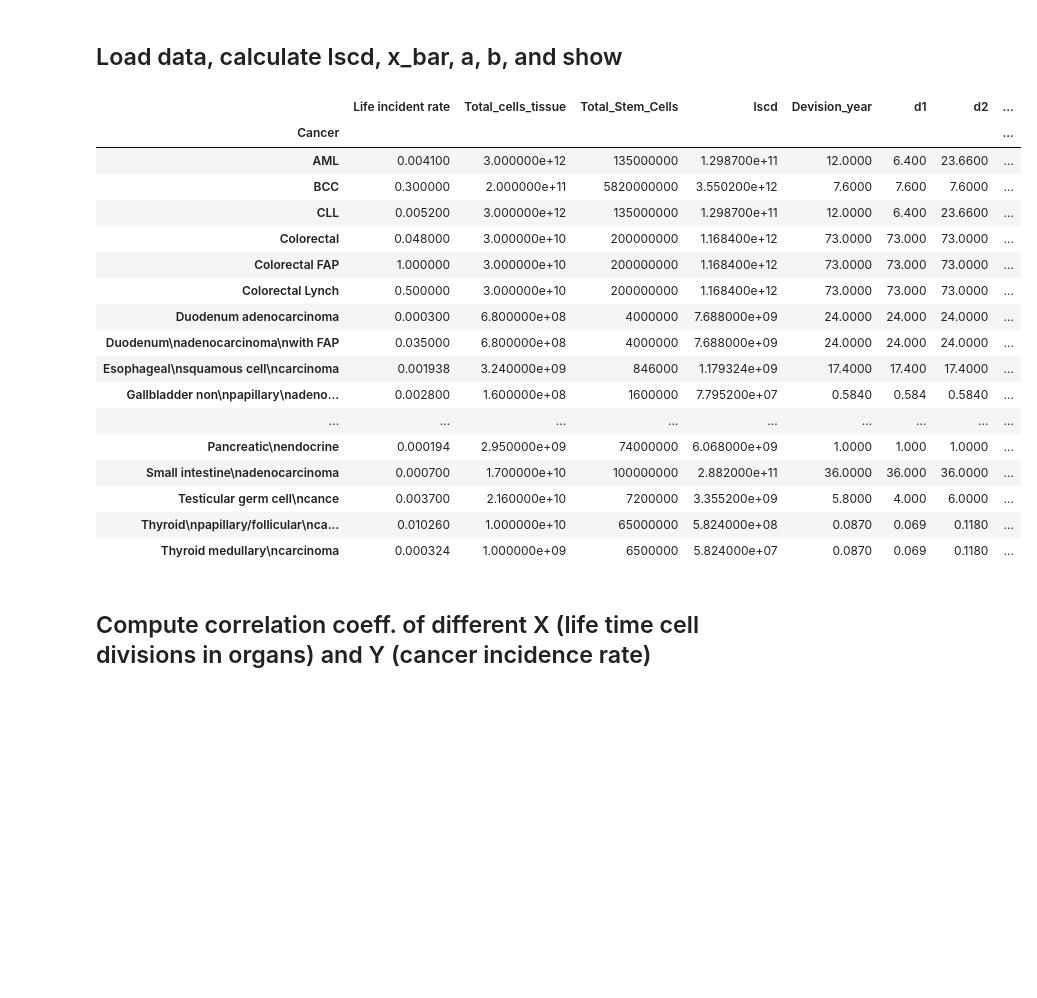
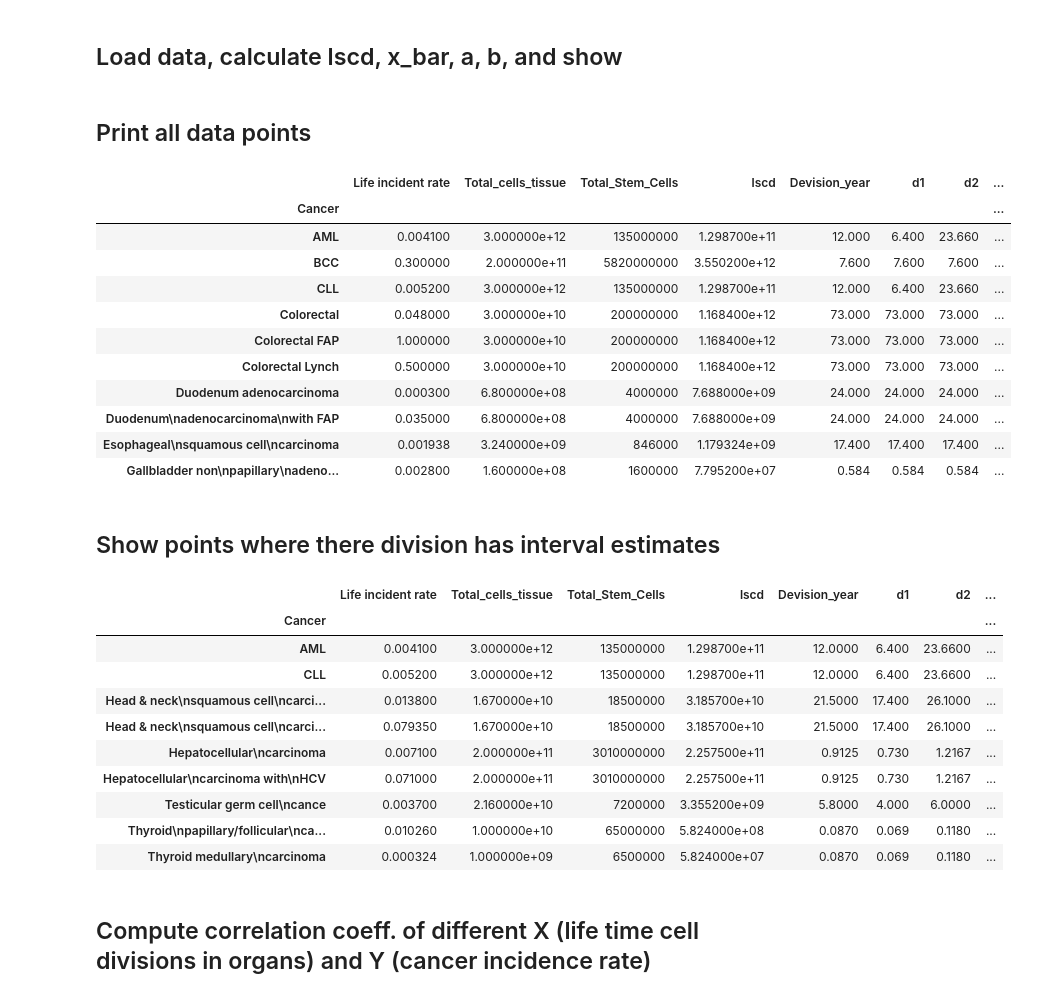
Before and after one commit to nitinksingh/bad-luck, a Jupyter notebook: analysis.ipynb, the cells around one changed output. Drawn from its saved outputs; the diff is of its cells as text; code cells hidden in the pictures; blank space fills up the shorter version.

Commit message:
Show intervals

```diff
--- a/analysis.ipynb
+++ b/analysis.ipynb
@@ -49,25 +49,37 @@ df['a'] = a
 df['b'] = b
 
 #df.to_csv('Voglestine-Intervals.csv', index=True, header=True)
+# %% [markdown]
+## Print all data points
+# %%
+df.head(df.shape[1])
+# %% [output]
+|  | Life incident rate | Total_cells_tissue | Total_Stem_Cells | lscd | Devision_year | d1 | d2 | ... |
+| Cancer |  |  |  |  |  |  |  | ... |
+| AML | 0.004100 | 3.000000e+12 | 135000000 | 1.298700e+11 | 12.000 | 6.400 | 23.660 | ... |
+| BCC | 0.300000 | 2.000000e+11 | 5820000000 | 3.550200e+12 | 7.600 | 7.600 | 7.600 | ... |
+| CLL | 0.005200 | 3.000000e+12 | 135000000 | 1.298700e+11 | 12.000 | 6.400 | 23.660 | ... |
+| Colorectal | 0.048000 | 3.000000e+10 | 200000000 | 1.168400e+12 | 73.000 | 73.000 | 73.000 | ... |
+| Colorectal FAP | 1.000000 | 3.000000e+10 | 200000000 | 1.168400e+12 | 73.000 | 73.000 | 73.000 | ... |
+| Colorectal Lynch | 0.500000 | 3.000000e+10 | 200000000 | 1.168400e+12 | 73.000 | 73.000 | 73.000 | ... |
+| Duodenum adenocarcinoma | 0.000300 | 6.800000e+08 | 4000000 | 7.688000e+09 | 24.000 | 24.000 | 24.000 | ... |
+| Duodenum\nadenocarcinoma\nwith FAP | 0.035000 | 6.800000e+08 | 4000000 | 7.688000e+09 | 24.000 | 24.000 | 24.000 | ... |
+| Esophageal\nsquamous cell\ncarcinoma | 0.001938 | 3.240000e+09 | 846000 | 1.179324e+09 | 17.400 | 17.400 | 17.400 | ... |
+| Gallbladder non\npapillary\nadeno... | 0.002800 | 1.600000e+08 | 1600000 | 7.795200e+07 | 0.584 | 0.584 | 0.584 | ... |
+# %% [markdown]
+## Show points where there division has interval estimates
 # %%
 # Take a look at top 5 entries
-df.head(32)
+df[df['a']-df['b'] != 0]
 # %% [output]
 |  | Life incident rate | Total_cells_tissue | Total_Stem_Cells | lscd | Devision_year | d1 | d2 | ... |
 | Cancer |  |  |  |  |  |  |  | ... |
 | AML | 0.004100 | 3.000000e+12 | 135000000 | 1.298700e+11 | 12.0000 | 6.400 | 23.6600 | ... |
-| BCC | 0.300000 | 2.000000e+11 | 5820000000 | 3.550200e+12 | 7.6000 | 7.600 | 7.6000 | ... |
 | CLL | 0.005200 | 3.000000e+12 | 135000000 | 1.298700e+11 | 12.0000 | 6.400 | 23.6600 | ... |
-| Colorectal | 0.048000 | 3.000000e+10 | 200000000 | 1.168400e+12 | 73.0000 | 73.000 | 73.0000 | ... |
-| Colorectal FAP | 1.000000 | 3.000000e+10 | 200000000 | 1.168400e+12 | 73.0000 | 73.000 | 73.0000 | ... |
-| Colorectal Lynch | 0.500000 | 3.000000e+10 | 200000000 | 1.168400e+12 | 73.0000 | 73.000 | 73.0000 | ... |
-| Duodenum adenocarcinoma | 0.000300 | 6.800000e+08 | 4000000 | 7.688000e+09 | 24.0000 | 24.000 | 24.0000 | ... |
-| Duodenum\nadenocarcinoma\nwith FAP | 0.035000 | 6.800000e+08 | 4000000 | 7.688000e+09 | 24.0000 | 24.000 | 24.0000 | ... |
-| Esophageal\nsquamous cell\ncarcinoma | 0.001938 | 3.240000e+09 | 846000 | 1.179324e+09 | 17.4000 | 17.400 | 17.4000 | ... |
-| Gallbladder non\npapillary\nadeno... | 0.002800 | 1.600000e+08 | 1600000 | 7.795200e+07 | 0.5840 | 0.584 | 0.5840 | ... |
-| ... | ... | ... | ... | ... | ... | ... | ... | ... |
-| Pancreatic\nendocrine | 0.000194 | 2.950000e+09 | 74000000 | 6.068000e+09 | 1.0000 | 1.000 | 1.0000 | ... |
-| Small intestine\nadenocarcinoma | 0.000700 | 1.700000e+10 | 100000000 | 2.882000e+11 | 36.0000 | 36.000 | 36.0000 | ... |
+| Head & neck\nsquamous cell\ncarci... | 0.013800 | 1.670000e+10 | 18500000 | 3.185700e+10 | 21.5000 | 17.400 | 26.1000 | ... |
+| Head & neck\nsquamous cell\ncarci... | 0.079350 | 1.670000e+10 | 18500000 | 3.185700e+10 | 21.5000 | 17.400 | 26.1000 | ... |
+| Hepatocellular\ncarcinoma | 0.007100 | 2.000000e+11 | 3010000000 | 2.257500e+11 | 0.9125 | 0.730 | 1.2167 | ... |
+| Hepatocellular\ncarcinoma with\nHCV | 0.071000 | 2.000000e+11 | 3010000000 | 2.257500e+11 | 0.9125 | 0.730 | 1.2167 | ... |
 | Testicular germ cell\ncance | 0.003700 | 2.160000e+10 | 7200000 | 3.355200e+09 | 5.8000 | 4.000 | 6.0000 | ... |
 | Thyroid\npapillary/follicular\nca... | 0.010260 | 1.000000e+10 | 65000000 | 5.824000e+08 | 0.0870 | 0.069 | 0.1180 | ... |
 | Thyroid medullary\ncarcinoma | 0.000324 | 1.000000e+09 | 6500000 | 5.824000e+07 | 0.0870 | 0.069 | 0.1180 | ... |
```
Also changed, not shown: parts of 1 cell of this notebook.
